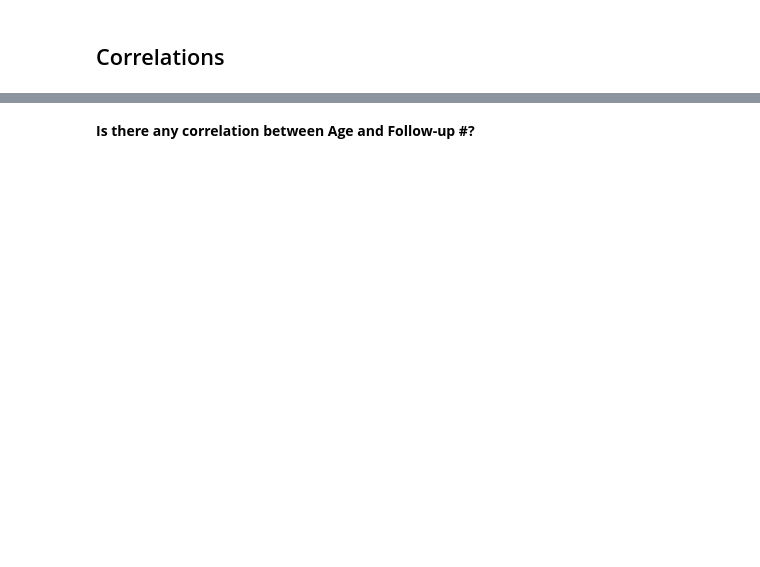
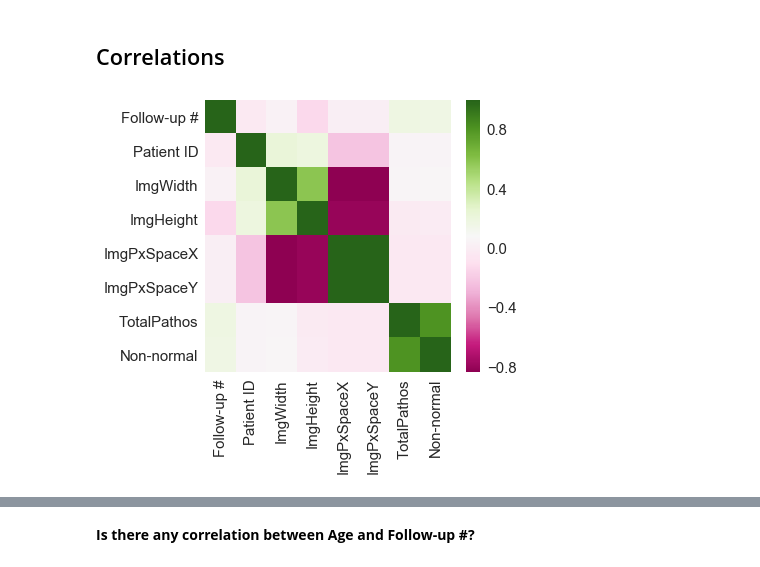
Before and after one commit to carterstowell/xray-vision, a Jupyter notebook: EDA/CXR-14_EDA.ipynb, the cells around one changed output, grey strips where cells are left out. Saved outputs shown, nothing was run; the diff lists cells and outputs as text; code cells hidden in the pictures; blank space fills up the shorter version.

Commit message:
Experiment, EDA progress
Bugfix experiment so notebook runs and outputs charts; added correlation

```diff
--- a/EDA/CXR-14_EDA.ipynb
+++ b/EDA/CXR-14_EDA.ipynb
@@ -376,4 +389,15 @@ plt.savefig('charts/age_by_gender_all_xrays.png', bbox_inches='tight')
 # %% [markdown]
 ## Correlations
+# %%
+# Enlarge the plot
+plt.figure(figsize=(5.5,5))
+
+# Calculate correlations
+corr = xrays.iloc[:, [2,3,7,8,9,10,25,26]].corr()
+
+# Heatmap
+sns.heatmap(corr, cmap='PiYG');
+# %% [output]
+[figure, added]
 # %%
 # Enlarge the plot
```
Also changed, not shown: parts of 30 cells of this notebook.
